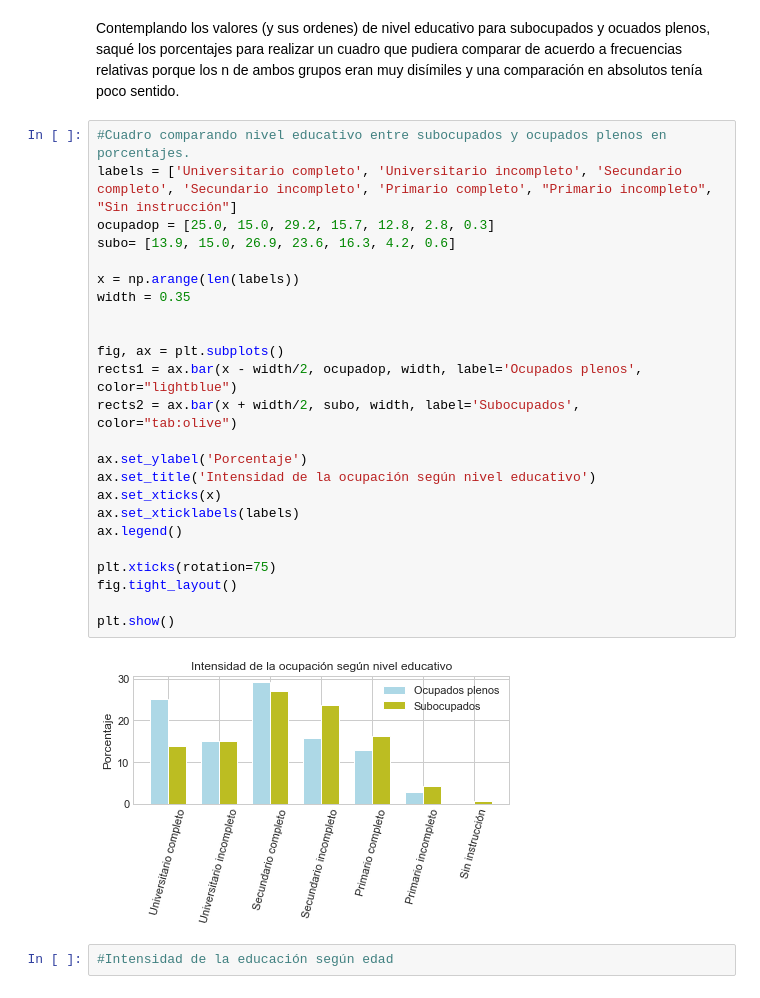
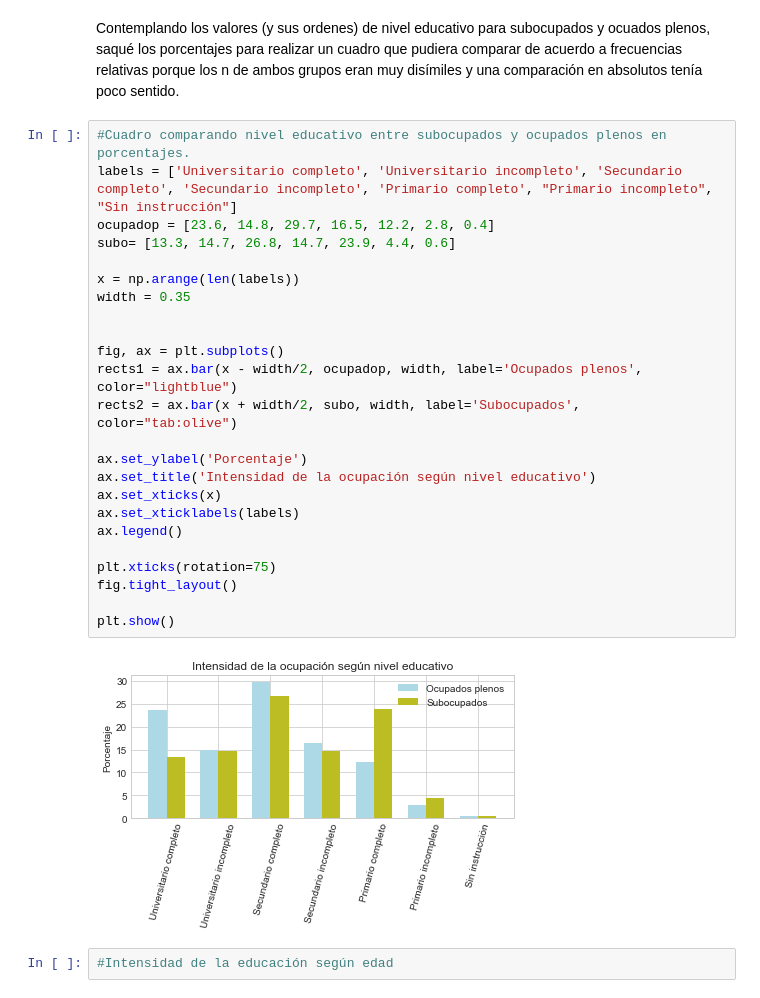
Before and after one commit to VioleCP/EPH-subocupacion, a Jupyter notebook: Subocupación Argentina.ipynb, the cells around one changed output. Drawn from its saved outputs; the diff is of its cells as text.

```diff
--- a/Subocupación Argentina.ipynb
+++ b/Subocupación Argentina.ipynb
@@ -622,29 +636,29 @@ Contemplando los valores (y sus ordenes) de nivel educativo para subocupados y o
 # %%
 #Cuadro comparando nivel educativo entre subocupados y ocupados plenos en porcentajes.
 labels = ['Universitario completo', 'Universitario incompleto', 'Secundario completo', 'Secundario incompleto', 'Primario completo', "Primario incompleto", "Sin instrucción"]
-ocupadop = [25.0, 15.0, 29.2, 15.7, 12.8, 2.8, 0.3]
-subo= [13.9, 15.0, 26.9, 23.6, 16.3, 4.2, 0.6]
+ocupadop = [23.6, 14.8, 29.7, 16.5, 12.2, 2.8, 0.4]
+subo= [13.3, 14.7, 26.8, 14.7, 23.9, 4.4, 0.6]
 
 x = np.arange(len(labels))
 width = 0.35
 
 
 fig, ax = plt.subplots()
 rects1 = ax.bar(x - width/2, ocupadop, width, label='Ocupados plenos', color="lightblue")
 rects2 = ax.bar(x + width/2, subo, width, label='Subocupados', color="tab:olive")
 
 ax.set_ylabel('Porcentaje')
 ax.set_title('Intensidad de la ocupación según nivel educativo')
 ax.set_xticks(x)
 ax.set_xticklabels(labels)
 ax.legend()
 
 plt.xticks(rotation=75)
 fig.tight_layout()
 
 plt.show()
 # %% [output]
-[figure, old version]
+[figure, new version]
 # %%
 #Intensidad de la educación según edad
 # %%
```
Also changed, not shown: parts of 38 cells of this notebook.
